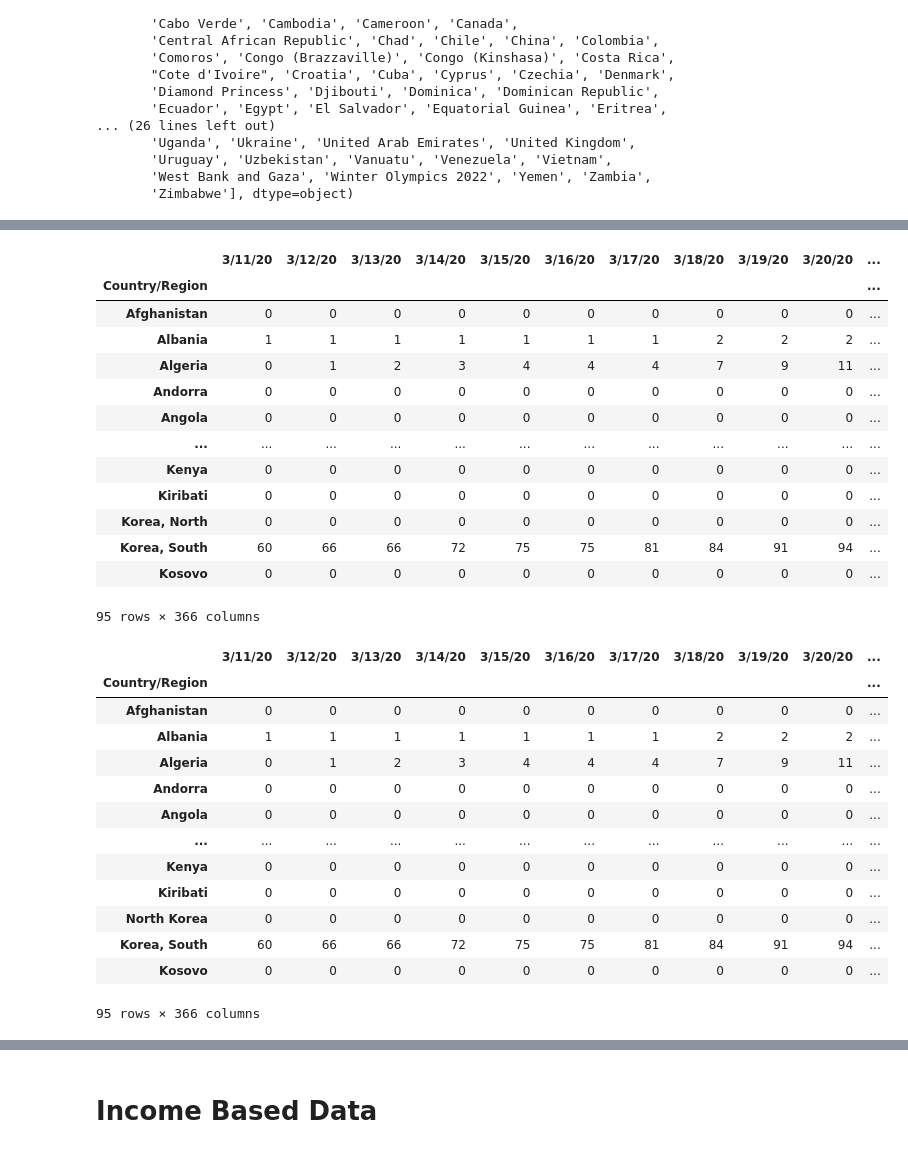
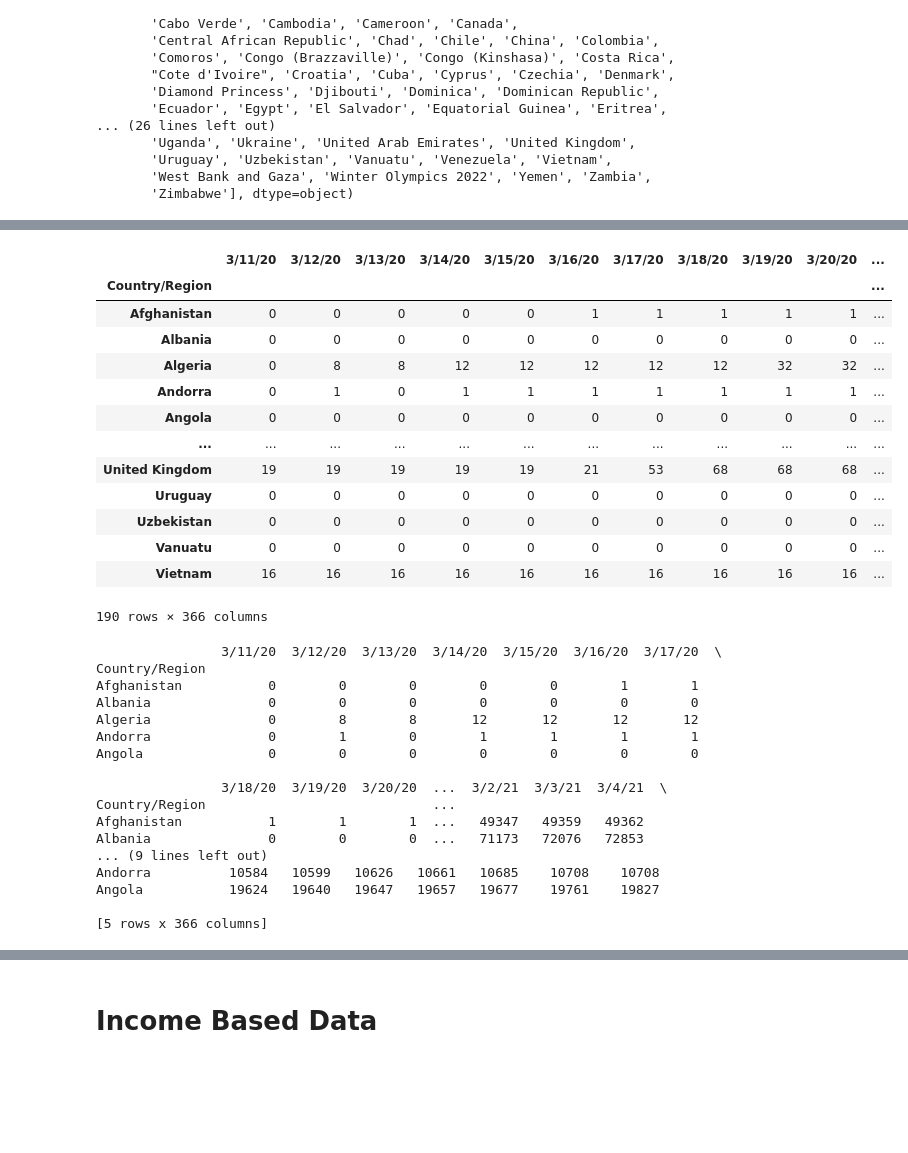
Before and after one commit to fow-jor08/Covid-19, a Jupyter notebook: Covid_19_Data_Set_Jordan_Fowler.ipynb, the cells around one changed output, grey strips where cells are left out. Cells and saved outputs as stored; diff of their text form; code cells hidden in the pictures; blank space fills up the shorter version.

```diff
--- a/Covid_19_Data_Set_Jordan_Fowler.ipynb
+++ b/Covid_19_Data_Set_Jordan_Fowler.ipynb
@@ -172,7 +194,7 @@ array(['Afghanistan', 'Albania', 'Algeria', 'Andorra', 'Angola',
        'West Bank and Gaza', 'Winter Olympics 2022', 'Yemen', 'Zambia',
        'Zimbabwe'], dtype=object)
 # %%
-covid_recovery_df = covid_global_recovery_df[~covid_global_recovery_df["Country/Region"].isin(["Summer Olympics 2020", "Winter Olympics 2022", "Diamond Princess", "MS Zaandam"])]
+covid_recovery_df = covid_global_recovery_df[~covid_global_recovery_df["Country/Region"].isin(["Summer Olympics 2020", "Winter Olympics 2022", "Diamond Princess", "MS Zaandam", "Antarctica", "Holy See", "Venezuela"])]
 covid_recovery_df = covid_recovery_df.drop_duplicates()
 
 #covid_recovery_df=covid_global_recovery_df.drop_duplicates()
@@ -181,7 +203,7 @@ covid_recovery_df = covid_recovery_df.drop(columns=["Lat","Long"])
 
 covid_recovery_df = covid_recovery_df.groupby("Country/Region").sum()
 
-covid_recovery_df.head()
+covid_recovery_df.head(10)
 # %% [output]
 |  | Province/State | 1/22/20 | 1/23/20 | 1/24/20 | 1/25/20 | 1/26/20 | 1/27/20 | 1/28/20 | 1/29/20 | ... |
 | Country/Region |  |  |  |  |  |  |  |  |  | ... |
@@ -194,36 +221,39 @@ covid_recovery_df.head()
 # %%
-covid_recovery_df=covid_death_df.loc[:,"3/11/20":"3/11/21"]
-covid_recovery_df.head(95)
+covid_recovery_df=covid_recovery_df.loc[:,"3/11/20":"3/11/21"]
+covid_recovery_df.head(190)
 # %% [output]
 |  | 3/11/20 | 3/12/20 | 3/13/20 | 3/14/20 | 3/15/20 | 3/16/20 | 3/17/20 | 3/18/20 | 3/19/20 | 3/20/20 | ... |
 | Country/Region |  |  |  |  |  |  |  |  |  |  | ... |
-| Afghanistan | 0 | 0 | 0 | 0 | 0 | 0 | 0 | 0 | 0 | 0 | ... |
-| Albania | 1 | 1 | 1 | 1 | 1 | 1 | 1 | 2 | 2 | 2 | ... |
-| Algeria | 0 | 1 | 2 | 3 | 4 | 4 | 4 | 7 | 9 | 11 | ... |
-| Andorra | 0 | 0 | 0 | 0 | 0 | 0 | 0 | 0 | 0 | 0 | ... |
+| Afghanistan | 0 | 0 | 0 | 0 | 0 | 1 | 1 | 1 | 1 | 1 | ... |
+| Albania | 0 | 0 | 0 | 0 | 0 | 0 | 0 | 0 | 0 | 0 | ... |
+| Algeria | 0 | 8 | 8 | 12 | 12 | 12 | 12 | 12 | 32 | 32 | ... |
+| Andorra | 0 | 1 | 0 | 1 | 1 | 1 | 1 | 1 | 1 | 1 | ... |
 | Angola | 0 | 0 | 0 | 0 | 0 | 0 | 0 | 0 | 0 | 0 | ... |
 | ... | ... | ... | ... | ... | ... | ... | ... | ... | ... | ... | ... |
-| Kenya | 0 | 0 | 0 | 0 | 0 | 0 | 0 | 0 | 0 | 0 | ... |
-| Kiribati | 0 | 0 | 0 | 0 | 0 | 0 | 0 | 0 | 0 | 0 | ... |
-| Korea, North | 0 | 0 | 0 | 0 | 0 | 0 | 0 | 0 | 0 | 0 | ... |
-| Korea, South | 60 | 66 | 66 | 72 | 75 | 75 | 81 | 84 | 91 | 94 | ... |
-| Kosovo | 0 | 0 | 0 | 0 | 0 | 0 | 0 | 0 | 0 | 0 | ... |
+| United Kingdom | 19 | 19 | 19 | 19 | 19 | 21 | 53 | 68 | 68 | 68 | ... |
+| Uruguay | 0 | 0 | 0 | 0 | 0 | 0 | 0 | 0 | 0 | 0 | ... |
+| Uzbekistan | 0 | 0 | 0 | 0 | 0 | 0 | 0 | 0 | 0 | 0 | ... |
+| Vanuatu | 0 | 0 | 0 | 0 | 0 | 0 | 0 | 0 | 0 | 0 | ... |
+| Vietnam | 16 | 16 | 16 | 16 | 16 | 16 | 16 | 16 | 16 | 16 | ... |
-95 rows × 366 columns
+190 rows × 366 columns
 # %%
-covid_recovery_df.rename(index={'Korea, North': 'North Korea'}, inplace=True)
-covid_recovery_df.head(95)
+covid_recovery_df.rename(index={'Korea, North': 'North Korea', "Korea, South": "South Korea", "Taiwan*":"Taiwan", "US":"United States"}, inplace=True)
+print(covid_recovery_df.head())
 # %% [output]
-|  | 3/11/20 | 3/12/20 | 3/13/20 | 3/14/20 | 3/15/20 | 3/16/20 | 3/17/20 | 3/18/20 | 3/19/20 | 3/20/20 | ... |
-| Country/Region |  |  |  |  |  |  |  |  |  |  | ... |
-| Afghanistan | 0 | 0 | 0 | 0 | 0 | 0 | 0 | 0 | 0 | 0 | ... |
-| Albania | 1 | 1 | 1 | 1 | 1 | 1 | 1 | 2 | 2 | 2 | ... |
-| Algeria | 0 | 1 | 2 | 3 | 4 | 4 | 4 | 7 | 9 | 11 | ... |
-| Andorra | 0 | 0 | 0 | 0 | 0 | 0 | 0 | 0 | 0 | 0 | ... |
-| Angola | 0 | 0 | 0 | 0 | 0 | 0 | 0 | 0 | 0 | 0 | ... |
-| ... | ... | ... | ... | ... | ... | ... | ... | ... | ... | ... | ... |
-| Kenya | 0 | 0 | 0 | 0 | 0 | 0 | 0 | 0 | 0 | 0 | ... |
-| Kiribati | 0 | 0 | 0 | 0 | 0 | 0 | 0 | 0 | 0 | 0 | ... |
-| North Korea | 0 | 0 | 0 | 0 | 0 | 0 | 0 | 0 | 0 | 0 | ... |
-| Korea, South | 60 | 66 | 66 | 72 | 75 | 75 | 81 | 84 | 91 | 94 | ... |
-| Kosovo | 0 | 0 | 0 | 0 | 0 | 0 | 0 | 0 | 0 | 0 | ... |
-95 rows × 366 columns
+                3/11/20  3/12/20  3/13/20  3/14/20  3/15/20  3/16/20  3/17/20  \
+Country/Region
+Afghanistan           0        0        0        0        0        1        1
+Albania               0        0        0        0        0        0        0
+Algeria               0        8        8       12       12       12       12
+Andorra               0        1        0        1        1        1        1
+Angola                0        0        0        0        0        0        0
+
+                3/18/20  3/19/20  3/20/20  ...  3/2/21  3/3/21  3/4/21  \
+Country/Region                             ...
+Afghanistan           1        1        1  ...   49347   49359   49362
+Albania               0        0        0  ...   71173   72076   72853
+... (9 lines left out)
+Andorra          10584   10599   10626   10661   10685    10708    10708
+Angola           19624   19640   19647   19657   19677    19761    19827
+
+[5 rows x 366 columns]
```
Also changed, not shown: parts of 25 cells of this notebook.
